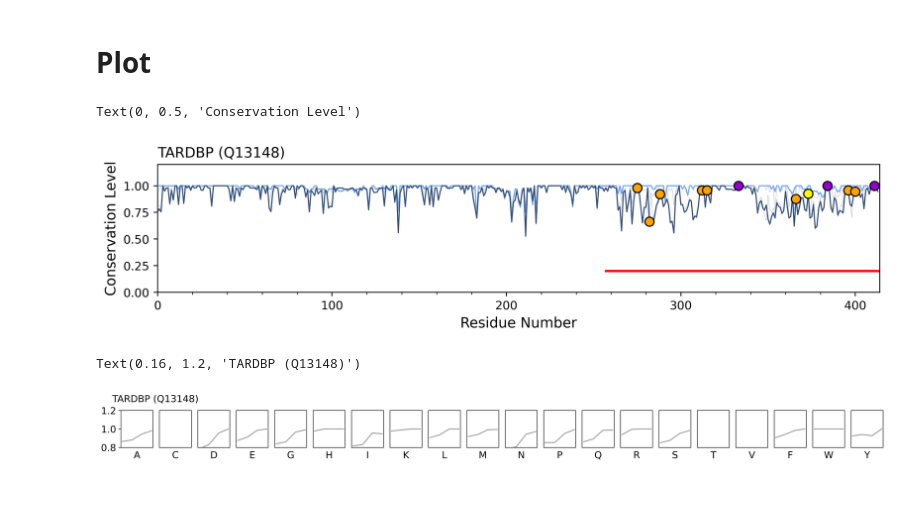
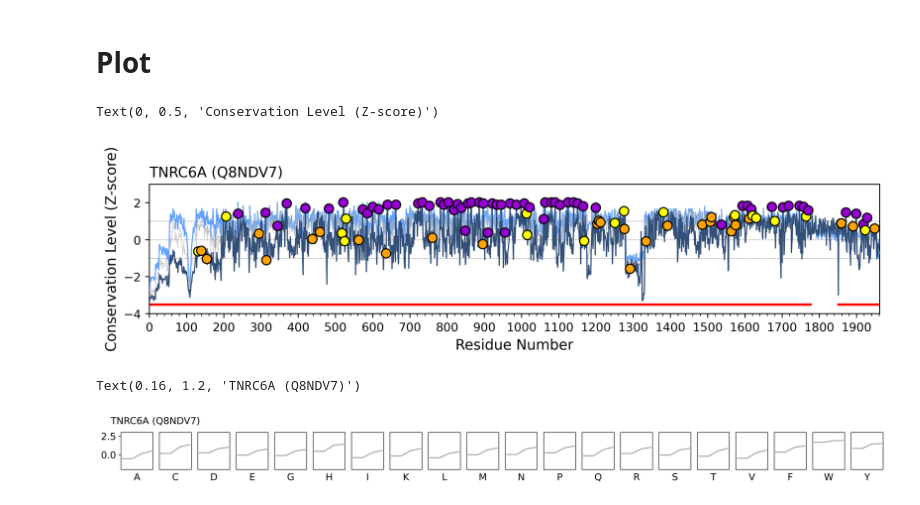
Before and after one commit to allmwh/the_return_of_the_rings, a Jupyter notebook: fig2.ipynb, the cells around one changed output. Drawn from its saved outputs; the diff is of its cells as text; code cells hidden in the pictures.

Commit message:
conserve func

```diff
--- a/fig2.ipynb
+++ b/fig2.ipynb
@@ -20,13 +20,15 @@ from function.utilities import get_uniprot_rawdata
 from function.utilities import find_human_sequence
 # %% [markdown]
 # Param
+# %%
+zz = ['Q13148','P35637', 'P49790', 'Q8NDV7']
 # %%
 #####CHANGE HERE#####
-uniprot_id = "Q13148"
+uniprot_id = zz[3]
 sequence_weight = False
-normalize=False
+normalize = True
 algorithm = "VSL2" #VLXT, VSL2, VL3-BA
-conserve_method = 'shannon_entropy' #['r4s','shannon_entropy','jsd']
+conserve_method = 'jsd' #['r4s','shannon_entropy','jsd']
 #####CHANGE HERE#####
 # %%
 #path concat
@@ -196,7 +219,7 @@ for i in t:
 
 #conserce score normalize
 if normalize:
-    conserve_list = get_normalize_score(conserve_list)
+    conserve_list = get_normalize_by_chordata(conserve_list)
 # %%
 #calculate peraa score
 conserve_peraa = get_conserve_peraa_score(conserve_list)
@@ -249,48 +272,48 @@ for region in conserve_list[0]["region"]["disorder_region"]:
     start = start / len(conserve_list[0]["human_sequence"])
     end = region["end"]
     end = end / len(conserve_list[0]["human_sequence"])
-    a0.axhline(0.2, start, end, color="#ff0000", linewidth=2)
+    a0.axhline(-3.5, start, end, color="#ff0000", linewidth=2)
 
 #0 line
-# a0.axhline(0, color="#a2a2a2", linewidth=1, linestyle='--')
+a0.axhline(0, color="#a2a2a2", linewidth=0.5, linestyle='--')
+a0.axhline(1, color="#a2a2a2", linewidth=0.5, linestyle='--')
+a0.axhline(-1, color="#a2a2a2", linewidth=0.5, linestyle='--')
 
 # WYF point
 for index, (od, aa, score) in enumerate(
     zip(conserve_list[0]["od_ident"], conserve_list[0]["human_sequence"], conserve_list[0]["score"])):
     if od == "1":
         if aa == "Y":
             a0.scatter(index, score, s=60, color="#ffff00", edgecolors="black", zorder=200)
         elif aa == "F":
             a0.scatter(index, score, s=60, color="#ffa300", edgecolors="black", zorder=200)
         elif aa == "W":
             a0.scatter(index, score, s=60, color="#9400d1", edgecolors="black", zorder=200)
 
 
 a0.set_xlim(0, len(i["score"]))
 a0.xaxis.set_major_locator(MultipleLocator(100))
 a0.xaxis.set_minor_locator(MultipleLocator(20))
 
 # a0.yaxis.set_major_locator(MultipleLocator(0.4))
 # a0.yaxis.set_minor_locator(MultipleLocator(0.1))
 # a0.set_yticks(np.arange(0.2, 1.2, 0.4))
-# a0.set_ylim(-5, 3)
-a0.set_ylim(0, 1.2)
+a0.set_ylim(-4, 3)
 
 title = "{} ({})".format(conserve_list[0]["gene_name"], conserve_list[0]["uniprot_id"], fontsize=12)
 a0.set_title(title, loc="left")
 a0.set_xlabel("Residue Number", fontsize=12)
-# a0.set_ylabel("Conservation Level (Z-score)", fontsize=12)
-a0.set_ylabel("Conservation Level", fontsize=12)
+a0.set_ylabel("Conservation Level (Z-score)", fontsize=12)
 # %% [output]
-Text(0, 0.5, 'Conservation Level')
+Text(0, 0.5, 'Conservation Level (Z-score)')
-[figure, old version]
+[figure, new version]
 # %%
 f, (disorder) = plt.subplots(1, 20, sharex=True, sharey=True, figsize=(20, 1), dpi=500)
 
 for index, sub in enumerate(disorder):
     sub.plot(conserve_peraa["peraa_score"][1][1][index], linestyle="solid", color="#a2a2a2")
     sub.set_title(conserve_peraa["conserve_peraa_sort"][index], y=-0.4, fontsize=14)
-    sub.set_ylim(0.8, 1.2)
+    sub.set_ylim(-2, 3)
 #     sub.set_yticks(np.arange(0.8, 1.05, 0.2))
     sub.get_xaxis().set_visible(False)
     sub.tick_params(axis="y", labelsize=14)
@@ -300,5 +323,5 @@ for index, sub in enumerate(disorder):
 title = "{} ({})".format(conserve_peraa["gene_name"], conserve_peraa["uniprot_id"], fontsize=12)
 f.suptitle(title, x=0.16, y=1.2, fontsize=14)
 # %% [output]
-Text(0.16, 1.2, 'TARDBP (Q13148)')
+Text(0.16, 1.2, 'TNRC6A (Q8NDV7)')
-[figure, old version]
+[figure, new version]
```
Also changed, not shown: parts of 6 cells of this notebook, 1 other file.
